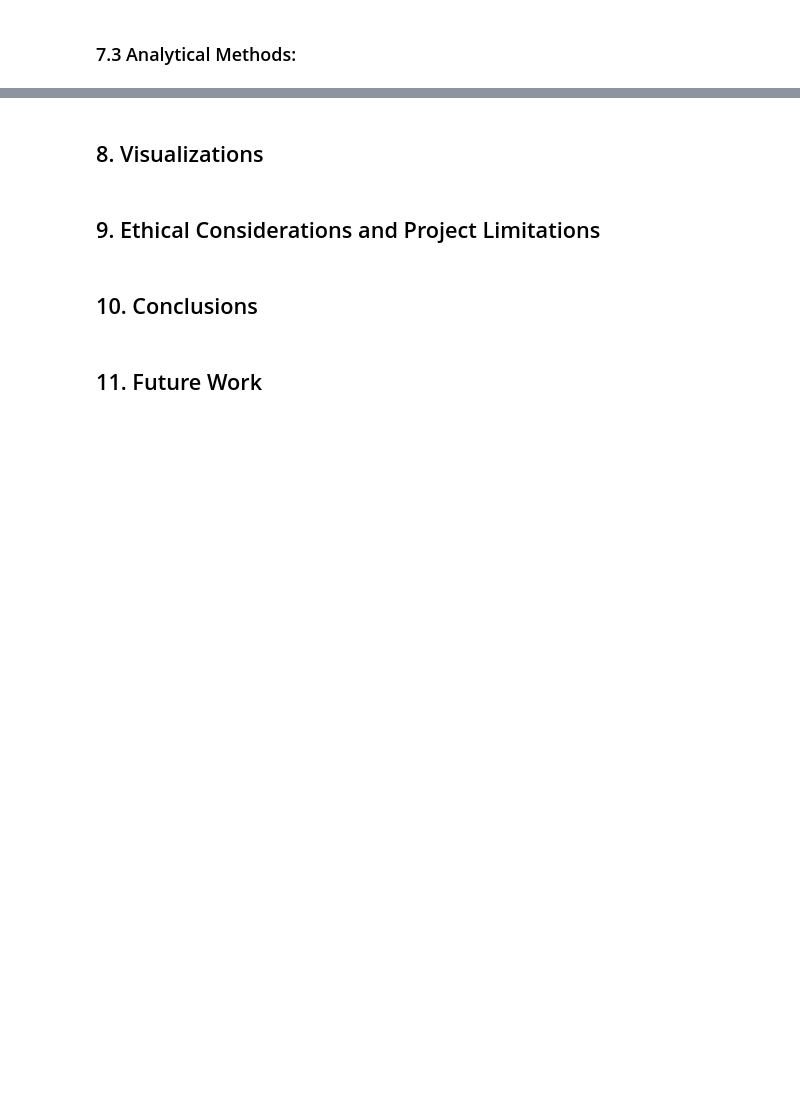
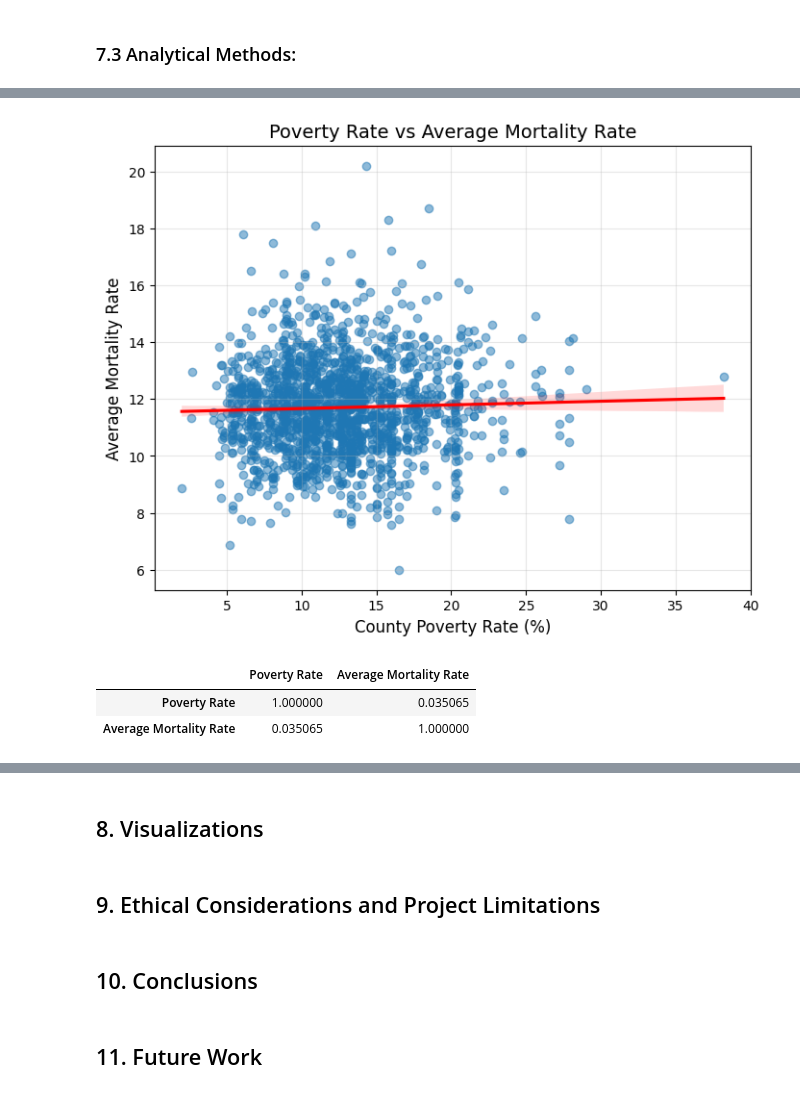
Before and after one commit to Hychow-gh/SI-624, a Jupyter notebook: SI 624_Final Project/Final_Project.ipynb, the cells around one changed output, grey strips where cells are left out. Cells and saved outputs as stored; diff of their text form; code cells hidden in the pictures; blank space fills up the shorter version.

```diff
--- a/SI 624_Final Project/Final_Project.ipynb
+++ b/SI 624_Final Project/Final_Project.ipynb
@@ -249,0 +302,23 @@ dtype: int64
+# %%
+# 3. Poverty Rate vs Mortality Rate
+plt.figure(figsize=(8,6))
+sns.regplot(
+    data=final_df,
+    x="Poverty Rate",
+    y="Average Mortality Rate",
+    scatter_kws={'alpha':0.5},
+    line_kws={'color': 'red'}
+)
+
+plt.title("Poverty Rate vs Average Mortality Rate", fontsize=14)
+plt.xlabel("County Poverty Rate (%)", fontsize=12)
+plt.ylabel("Average Mortality Rate", fontsize=12)
+plt.grid(alpha=0.3)
+plt.show()
+
+final_df[["Poverty Rate", "Average Mortality Rate"]].corr()
+# %% [output]
+[figure, added]
+|  | Poverty Rate | Average Mortality Rate |
+| Poverty Rate | 1.000000 | 0.035065 |
+| Average Mortality Rate | 0.035065 | 1.000000 |
```
Also changed, not shown: parts of 11 cells of this notebook.
